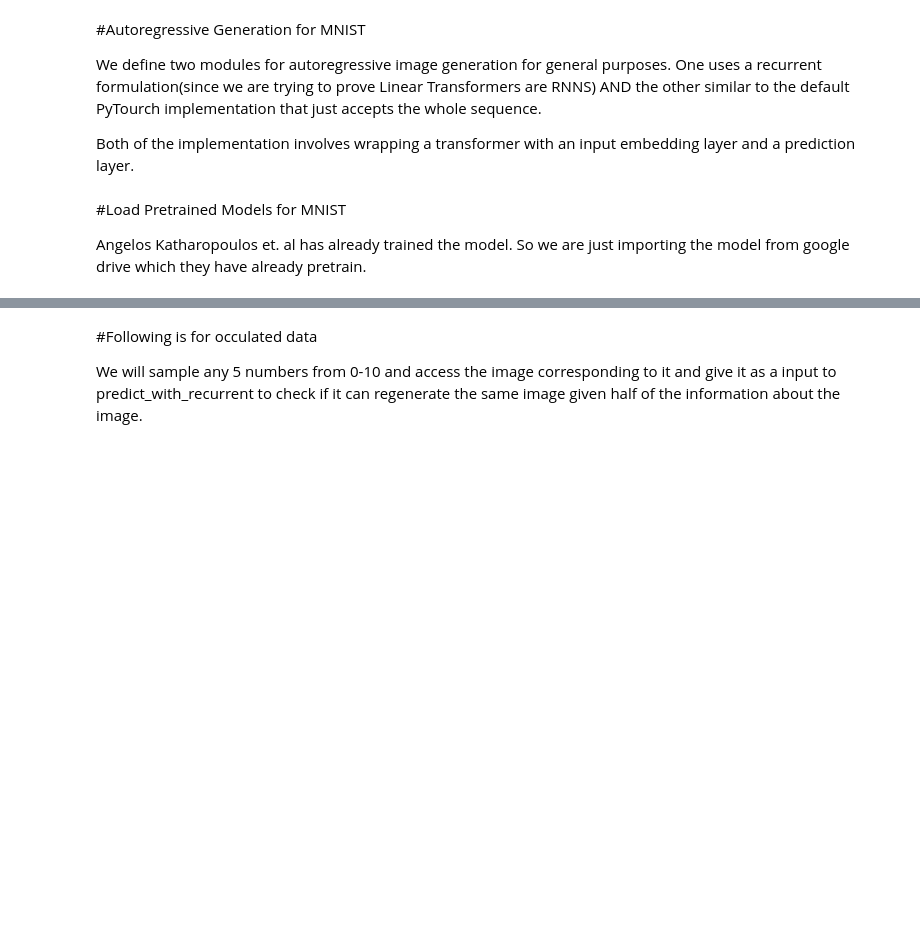
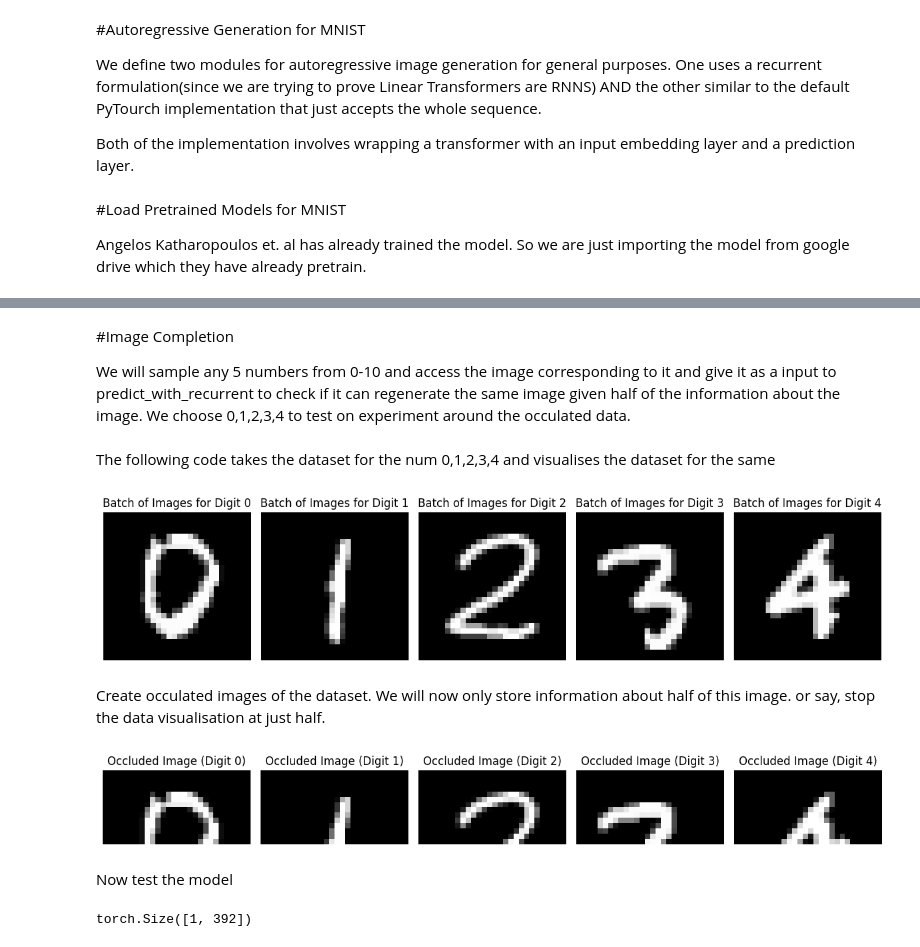
Before and after one commit to mrigankpawagi/EfficientAttention, a Jupyter notebook: Efficient_Attention.ipynb, the cells around one changed output, grey strips where cells are left out. Drawn from its saved outputs; the diff is of its cells as text; code cells hidden in the pictures; blank space fills up the shorter version.

```diff
--- a/Efficient_Attention.ipynb
+++ b/Efficient_Attention.ipynb
@@ -409,4 +377,47 @@ print(images_linear.shape)
 # %% [markdown]
-#Following is for occulated data
+#Image Completion
 
-We will sample any 5 numbers from 0-10 and access the image corresponding to it and give it as a input to predict_with_recurrent to check if it can regenerate the same image given half of the information about the image.
+We will sample any 5 numbers from 0-10 and access the image corresponding to it and give it as a input to predict_with_recurrent to check if it can regenerate the same image given half of the information about the image. We choose 0,1,2,3,4 to test on experiment around the occulated data.
+# %% [markdown]
+The following code takes the dataset for the num 0,1,2,3,4 and visualises the dataset for the same
+# %%
+
+target_digits=[0,1,2,3,4]
+digit_dataloaders = {digit: None for digit in target_digits}
+
+# Load the MNIST dataset
+train_dataset = MNIST(root='./data', train=True, download=True, transform=transform)
+
+for digit in target_digits:
+  # Filter data for the current digit
+  digit_indices = (train_dataset.targets == digit).nonzero()[:, 0]
+  digit_dataset_subset = torch.utils.data.Subset(train_dataset, digit_indices)
+
+  # Create a DataLoader for the filtered data
+  digit_dataloader = DataLoader(digit_dataset_subset, batch_size=64, shuffle=True)
+
+  digit_dataloaders[digit]=digit_dataloader
+
+dataset=[]
+for digit in target_digits:
+    images, labels = next(iter(digit_dataloaders[digit]))
+    dataset.append(images)
+
+
+# Visualize a few samples from each batch of images
+fig, axes = plt.subplots(1, len(dataset), figsize=(12, 3))  # Adjust figsize as needed
+
+for i, images in enumerate(dataset):
+  # Visualize the first image in the batch
+  for j in range(1):
+    axes[i].imshow(images[j].squeeze(), cmap='gray')
+    # Add labels for better clarity
+    axes[i].set_title(f"Batch of Images for Digit {target_digits[i]}")
+    axes[i].axis('off')
+
+plt.tight_layout()
+plt.show()
+# %% [output]
+[figure, added]
+# %% [markdown]
+Create occulated images of the dataset. We will now only store information about half of this image. or say, stop the data visualisation at just half.
@@ -412,0 +465,19 @@ We will sample any 5 numbers from 0-10 and access the image corresponding to it
+# %%
+# Assuming you have the `dataset` list containing image tensors
+
+# Visualize a few samples from each batch of images
+fig, axes = plt.subplots(1, len(dataset), figsize=(12, 3))  # Adjust figsize as needed
+
+for i, images in enumerate(dataset):
+    # Occlude the first image (or modify the index)
+    occluded_image = occlude_half_image(images[0])
+
+    # Visualize the occluded image
+    axes[i].imshow(occluded_image.squeeze(), cmap='gray')
+    axes[i].set_title(f"Occluded Image (Digit {target_digits[i]})")
+    axes[i].axis('off')
+
+plt.tight_layout()
+plt.show()
+# %% [output]
+[figure, added]
@@ -412,0 +490,2 @@ We will sample any 5 numbers from 0-10 and access the image corresponding to it
+# %% [markdown]
+Now test the model
@@ -412,0 +506,9 @@ We will sample any 5 numbers from 0-10 and access the image corresponding to it
+# %%
+flatten_occluded_dataset=[]
+for images in occluded_dataset:
+  flatten_image=prepare_image_for_model(images)
+  flatten_occluded_dataset.append(flatten_image)
+  # flatten_occluded_dataset.append(flatten_image[:, :-1])
+print(flatten_occluded_dataset[0].shape)
+# %% [output]
+torch.Size([1, 392])
```
Also changed, not shown: parts of 8 cells of this notebook.
